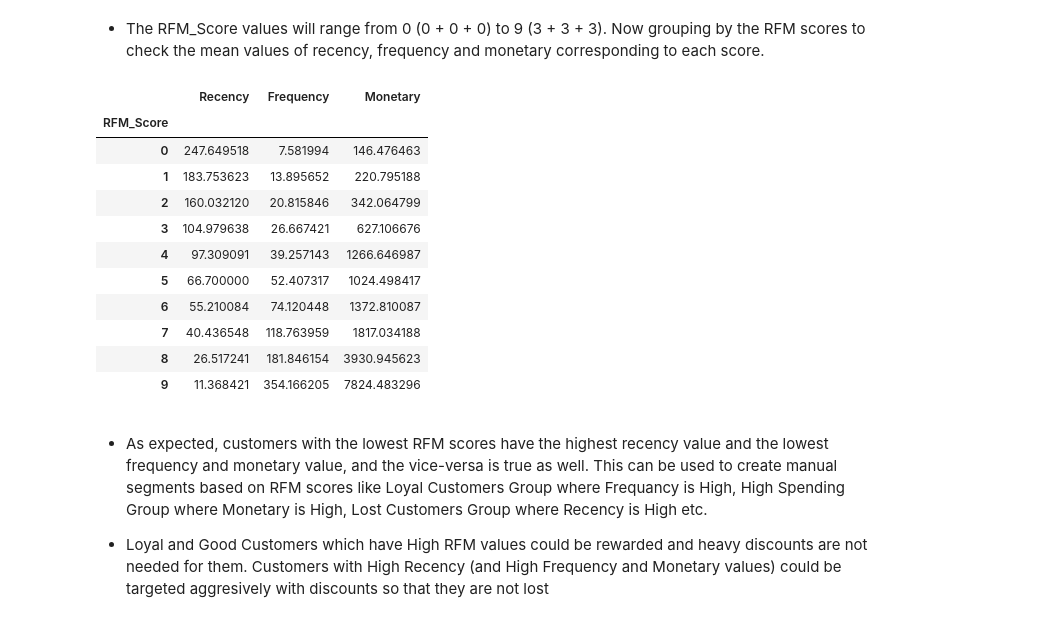
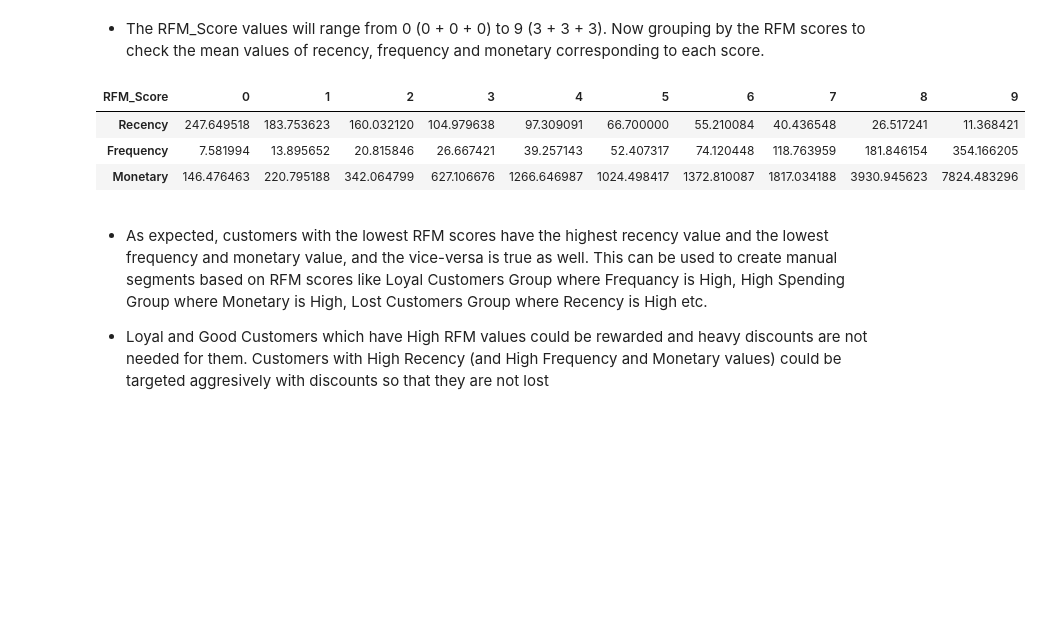
Before and after one commit to anupstar100/UML-Capston_Project-Customer_Segmentation, a Jupyter notebook: UML_Capston_Project_Online_Retail_Customer_Segmentation.ipynb, the cells around one changed output. Cells and saved outputs as stored; diff of their text form; code cells hidden in the pictures; blank space fills up the shorter version.

```diff
--- a/UML_Capston_Project_Online_Retail_Customer_Segmentation.ipynb
+++ b/UML_Capston_Project_Online_Retail_Customer_Segmentation.ipynb
@@ -540,20 +544,12 @@ data_rfm.head(10)
 * The RFM_Score values will range from 0 (0 + 0 + 0) to 9 (3 + 3 + 3). Now grouping by the RFM scores to check the mean values of recency, frequency and monetary corresponding to each score.
 # %%
 # GROUPING TO CHECK THE MEAN VALUES
-data_rfm.groupby("RFM_Score")[['Recency','Frequency', 'Monetary']].mean()
+data_rfm.groupby("RFM_Score")[['Recency','Frequency', 'Monetary']].mean().T
 # %% [output]
-|  | Recency | Frequency | Monetary |
-| RFM_Score |  |  |  |
-| 0 | 247.649518 | 7.581994 | 146.476463 |
-| 1 | 183.753623 | 13.895652 | 220.795188 |
-| 2 | 160.032120 | 20.815846 | 342.064799 |
-| 3 | 104.979638 | 26.667421 | 627.106676 |
-| 4 | 97.309091 | 39.257143 | 1266.646987 |
-| 5 | 66.700000 | 52.407317 | 1024.498417 |
-| 6 | 55.210084 | 74.120448 | 1372.810087 |
-| 7 | 40.436548 | 118.763959 | 1817.034188 |
-| 8 | 26.517241 | 181.846154 | 3930.945623 |
-| 9 | 11.368421 | 354.166205 | 7824.483296 |
+| RFM_Score | 0 | 1 | 2 | 3 | 4 | 5 | 6 | 7 | 8 | 9 |
+| Recency | 247.649518 | 183.753623 | 160.032120 | 104.979638 | 97.309091 | 66.700000 | 55.210084 | 40.436548 | 26.517241 | 11.368421 |
+| Frequency | 7.581994 | 13.895652 | 20.815846 | 26.667421 | 39.257143 | 52.407317 | 74.120448 | 118.763959 | 181.846154 | 354.166205 |
+| Monetary | 146.476463 | 220.795188 | 342.064799 | 627.106676 | 1266.646987 | 1024.498417 | 1372.810087 | 1817.034188 | 3930.945623 | 7824.483296 |
 # %% [markdown]
 * As expected, customers with the lowest RFM scores have the highest recency value and the lowest frequency and monetary value, and the vice-versa is true as well. This can be used to create manual segments based on RFM scores like Loyal Customers Group where Frequancy is High, High Spending Group where Monetary is High, Lost Customers Group where Recency is High etc.
 
```
Also changed, not shown: parts of 5 cells of this notebook.
